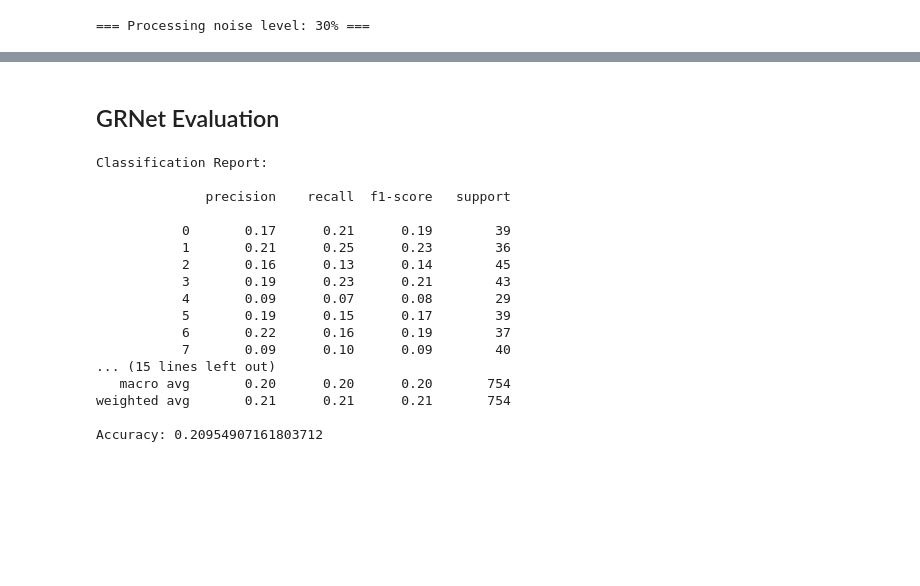
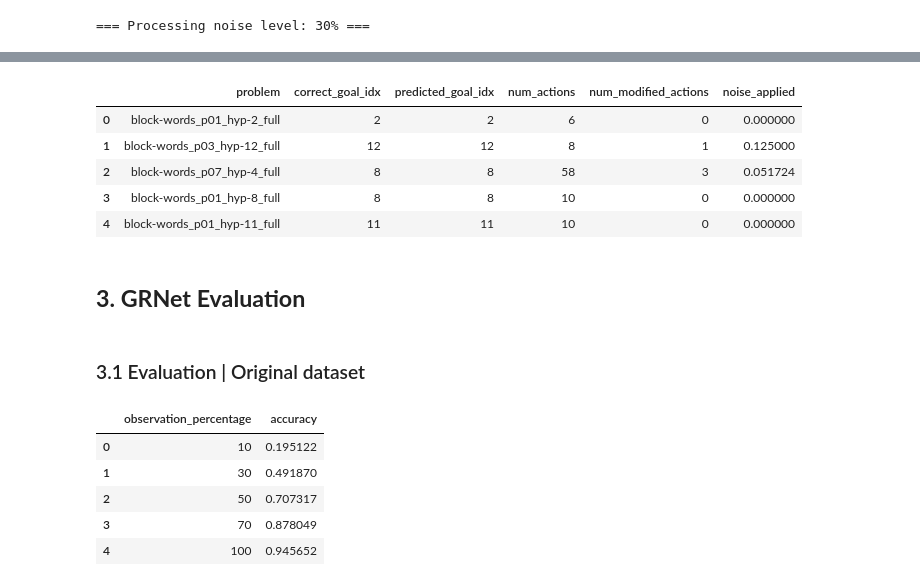
Before and after one commit to MechaMic38/GRNet, a Jupyter notebook: code/GRNet_approach.ipynb, the cells around one changed output, grey strips where cells are left out. Cells and saved outputs as stored; diff of their text form; code cells hidden in the pictures; blank space fills up the shorter version.

```diff
--- a/code/GRNet_approach.ipynb
+++ b/code/GRNet_approach.ipynb
@@ -1138,0 +1216,35 @@ results["5"]["100"].head()
+# %%
+# Enhance dataframes with additional information coming from the respective 'overall-report.csv' files.
+# Convert the problem name correctly to match the names in the report files, for example:
+# 'blocksworld_p001053_hyp=3_100' -> 100/blocksworld_p001053_hyp=3_100
+combined_results = {}
+for noise_level, perc_dict in noisy_results.items():
+    for perc, df in perc_dict.items():
+        report_path = join(f'{REPORT_DIR}_{noise_level}', 'overall-report.csv')
+        report_df = pd.read_csv(report_path, delimiter=';')
+
+        enhanced_rows = []
+        for _, row in df.iterrows():
+            instance_name = f"{perc}/{row['problem']}"
+            matching_report = report_df[report_df['Instance'] == instance_name]
+
+            if not matching_report.empty:
+                report_row = matching_report.iloc[0]
+                enhanced_row = row.to_dict()
+                enhanced_row['num_actions'] = report_row['# Actions']
+                enhanced_row['num_modified_actions'] = report_row['# Modified actions']
+                enhanced_row['noise_applied'] = report_row['Noise applied']
+                enhanced_rows.append(enhanced_row)
+            else:
+                raise ValueError(f"No matching report entry for problem {row['problem']}")
+
+        combined_results.setdefault(noise_level, {})[perc] = pd.DataFrame(enhanced_rows)
+# %%
+combined_results["5"]["100"].head()
+# %% [output]
+|  | problem | correct_goal_idx | predicted_goal_idx | num_actions | num_modified_actions | noise_applied |
+| 0 | block-words_p01_hyp-2_full | 2 | 2 | 6 | 0 | 0.000000 |
+| 1 | block-words_p03_hyp-12_full | 12 | 12 | 8 | 1 | 0.125000 |
+| 2 | block-words_p07_hyp-4_full | 8 | 8 | 58 | 3 | 0.051724 |
+| 3 | block-words_p01_hyp-8_full | 8 | 8 | 10 | 0 | 0.000000 |
+| 4 | block-words_p01_hyp-11_full | 11 | 11 | 10 | 0 | 0.000000 |
@@ -1139,2 +1275,4 @@ results["5"]["100"].head()
 # %% [markdown]
-## GRNet Evaluation
+## **3. GRNet Evaluation**
+# %% [markdown]
+### 3.1 Evaluation | Original dataset
@@ -1141,26 +1282,16 @@ results["5"]["100"].head()
 # %%
 # Extract final results for observation percentage
-obs_results = results["10"]
-result_report = classification_report(obs_results['correct_goal_idx'], obs_results['predicted_goal_idx'], zero_division=0)
-accuracy = accuracy_score(obs_results['correct_goal_idx'], obs_results['predicted_goal_idx'])
-print('Classification Report:\n')
-print(result_report)
-print(f'Accuracy: {accuracy}')
+original_accuracy_df = pd.DataFrame(columns=['observation_percentage', 'accuracy'])
+for perc in original_full_df['observation_percentage'].unique():
+    obs_results = original_full_df[original_full_df['observation_percentage'] == perc]
+    accuracy = accuracy_score(obs_results['correct_goal_idx'], obs_results['predicted_goal_idx'])
+    original_accuracy_df = pd.concat([original_accuracy_df, pd.DataFrame({'observation_percentage': [perc], 'accuracy': [accuracy]})], ignore_index=True)
+
+original_accuracy_df
 # %% [output]
-Classification Report:
-
-              precision    recall  f1-score   support
-
-           0       0.17      0.21      0.19        39
-           1       0.21      0.25      0.23        36
-           2       0.16      0.13      0.14        45
-           3       0.19      0.23      0.21        43
-           4       0.09      0.07      0.08        29
-           5       0.19      0.15      0.17        39
-           6       0.22      0.16      0.19        37
-           7       0.09      0.10      0.09        40
-... (15 lines left out)
-   macro avg       0.20      0.20      0.20       754
-weighted avg       0.21      0.21      0.21       754
-
-Accuracy: 0.20954907161803712
+|  | observation_percentage | accuracy |
+| 0 | 10 | 0.195122 |
+| 1 | 30 | 0.491870 |
+| 2 | 50 | 0.707317 |
+| 3 | 70 | 0.878049 |
+| 4 | 100 | 0.945652 |
```
Also changed, not shown: parts of 40 cells of this notebook, 1 other file.
